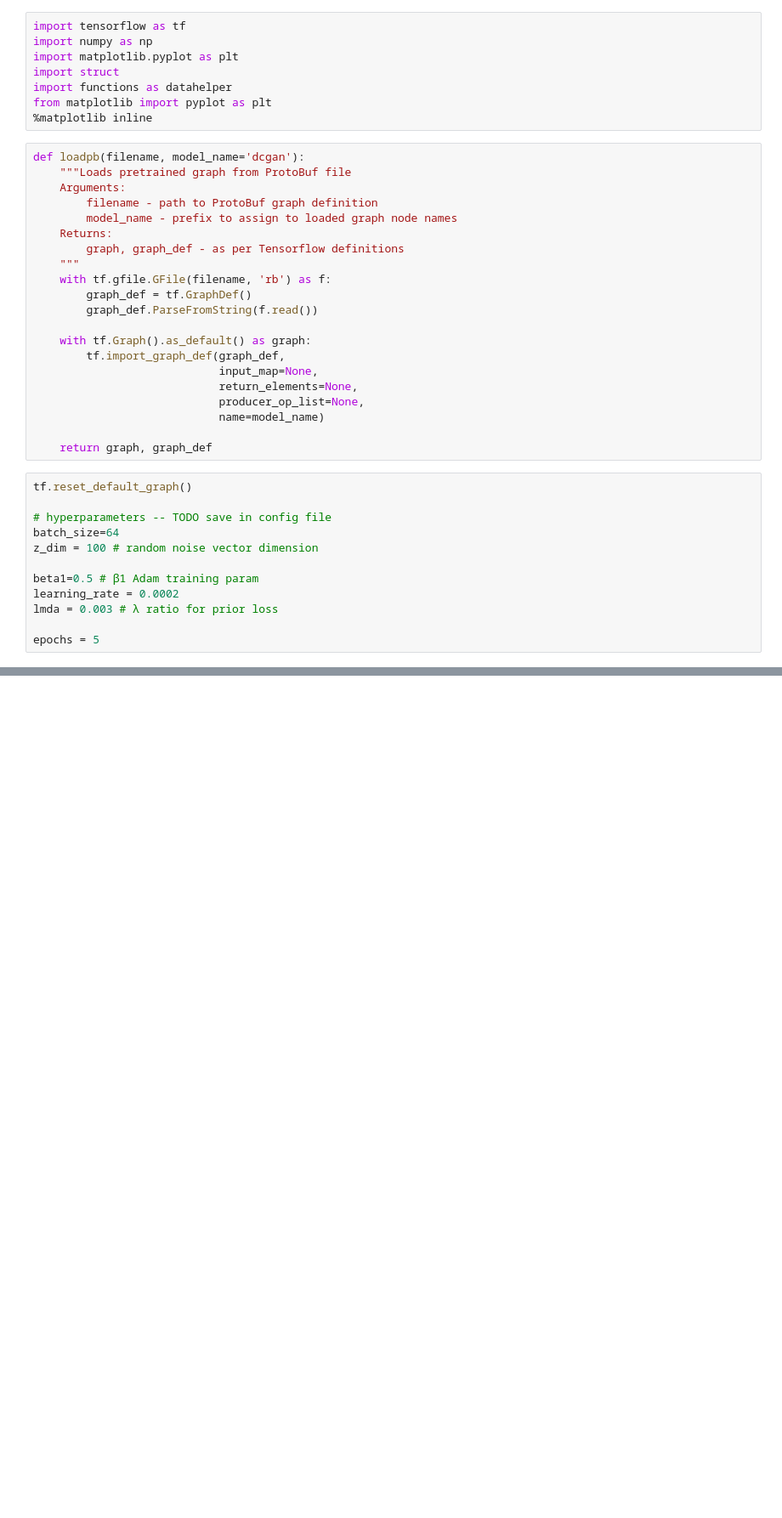
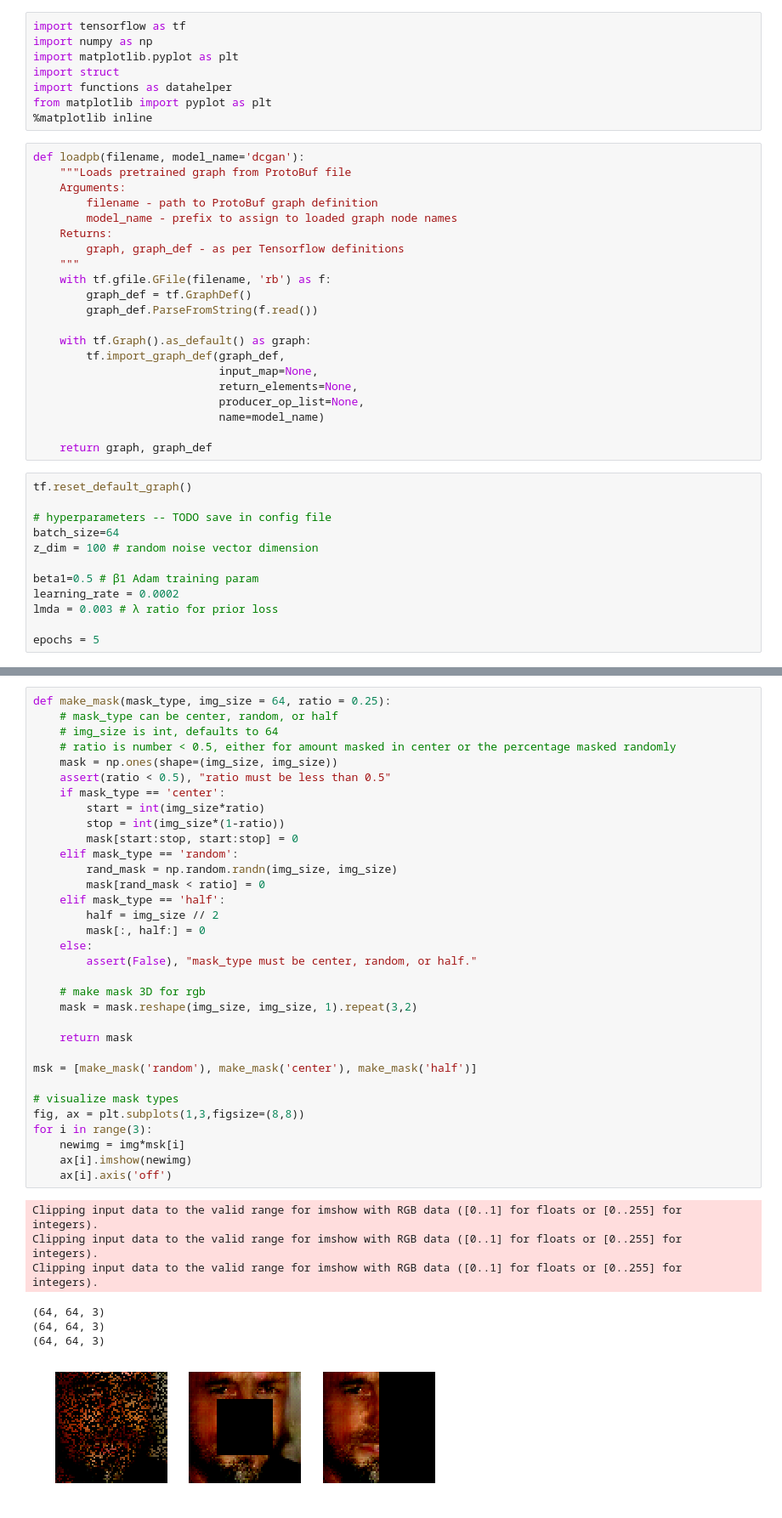
Before and after one commit to nlune/DCGAN-2019, a Jupyter notebook: DCGAN-pretrained.ipynb, the cells around one changed output, grey strips where cells are left out. Shown at 85% size. Drawn from its saved outputs; the diff is of its cells as text; blank space fills up the shorter version.

```diff
--- a/DCGAN-pretrained.ipynb
+++ b/DCGAN-pretrained.ipynb
@@ -114,0 +75,41 @@ Clipping input data to the valid range for imshow with RGB data ([0..1] for floa
+# %%
+def make_mask(mask_type, img_size = 64, ratio = 0.25):
+    # mask_type can be center, random, or half
+    # img_size is int, defaults to 64
+    # ratio is number < 0.5, either for amount masked in center or the percentage masked randomly
+    mask = np.ones(shape=(img_size, img_size))
+    assert(ratio < 0.5), "ratio must be less than 0.5"
+    if mask_type == 'center':
+        start = int(img_size*ratio)
+        stop = int(img_size*(1-ratio))
+        mask[start:stop, start:stop] = 0
+    elif mask_type == 'random':
+        rand_mask = np.random.randn(img_size, img_size)
+        mask[rand_mask < ratio] = 0
+    elif mask_type == 'half':
+        half = img_size // 2
+        mask[:, half:] = 0
+    else:
+        assert(False), "mask_type must be center, random, or half."
+
+    # make mask 3D for rgb
+    mask = mask.reshape(img_size, img_size, 1).repeat(3,2)
+
+    return mask
+
+msk = [make_mask('random'), make_mask('center'), make_mask('half')]
+
+# visualize mask types
+fig, ax = plt.subplots(1,3,figsize=(8,8))
+for i in range(3):
+    newimg = img*msk[i]
+    ax[i].imshow(newimg)
+    ax[i].axis('off')
+# %% [output]
+Clipping input data to the valid range for imshow with RGB data ([0..1] for floats or [0..255] for integers).
+Clipping input data to the valid range for imshow with RGB data ([0..1] for floats or [0..255] for integers).
+Clipping input data to the valid range for imshow with RGB data ([0..1] for floats or [0..255] for integers).
+(64, 64, 3)
+(64, 64, 3)
+(64, 64, 3)
+[figure, added]
```
Also changed, not shown: parts of 4 cells of this notebook, 1 other file.
